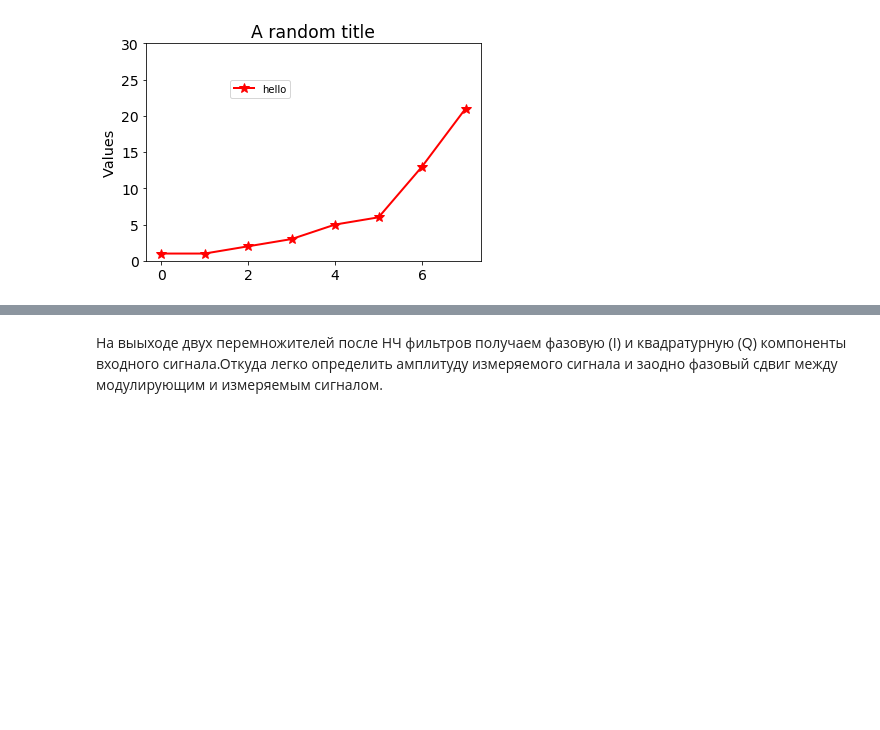
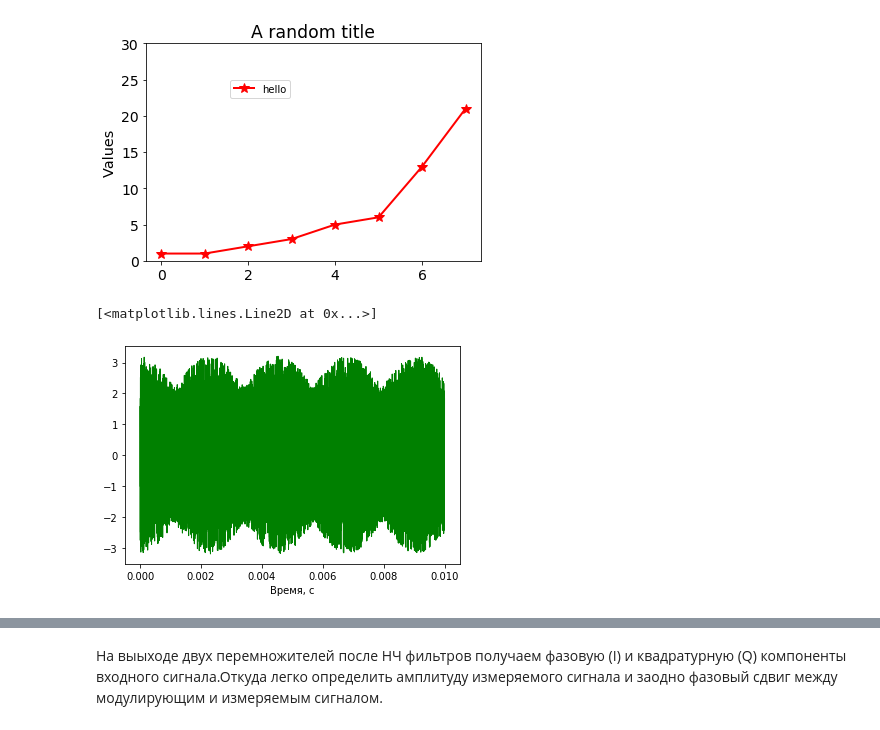
Before and after one commit to bakulev/jupyter_test, a Jupyter notebook: lock-in-demo.ipynb, the cells around one changed output, grey strips where cells are left out. Drawn from its saved outputs; the diff is of its cells as text; code cells hidden in the pictures; blank space fills up the shorter version.

```diff
--- a/lock-in-demo.ipynb
+++ b/lock-in-demo.ipynb
@@ -64,6 +68,12 @@ def reference_signal_quad():
 
 mult = input_signal() * reference_signal()
 mult_quad = input_signal() * reference_signal_quad()
+# %%
+plt.xlabel('Время, c')
+plt.plot(t, input_signal(), 'g-', markersize=3, linewidth=1)
+# %% [output]
+[<matplotlib.lines.Line2D at 0x...>]
+[figure, added]
 # %%
 plt.xlabel('Время, c')
 plt.plot(t, input_signal(), 'r*-', markersize=3, linewidth=1)
```
Also changed, not shown: parts of 7 cells of this notebook.
